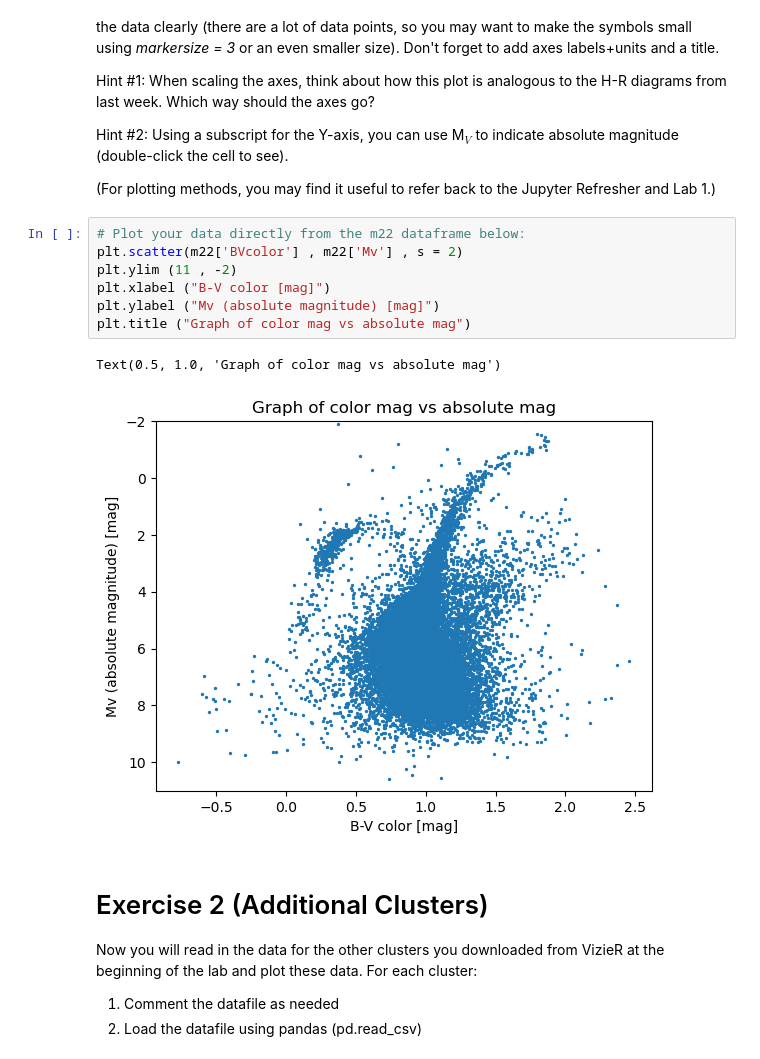
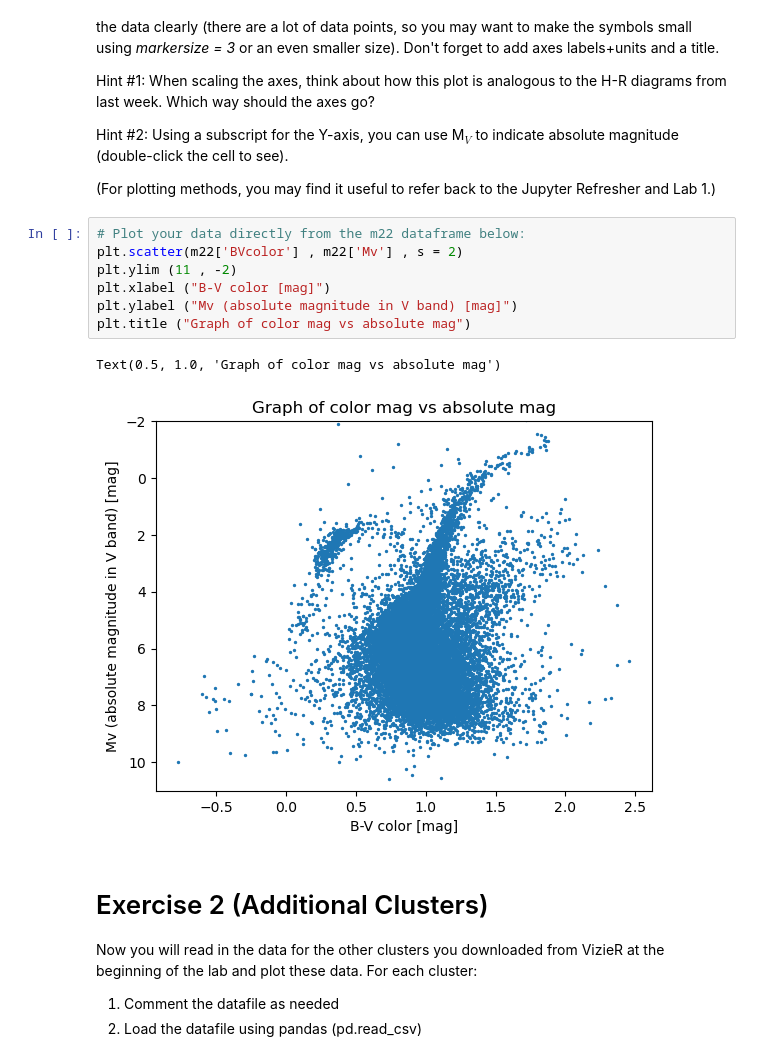
Before and after one commit to RY0no0t0/ASTR337, a Jupyter notebook: lab/lab2/Lab2.ipynb, the cells around one changed output. Cells and saved outputs as stored; diff of their text form.

```diff
--- a/lab/lab2/Lab2.ipynb
+++ b/lab/lab2/Lab2.ipynb
@@ -347,13 +347,13 @@ Hint #2: Using a subscript for the Y-axis, you can use M$_{V}$ to indicate absol
 # %%
 # Plot your data directly from the m22 dataframe below:
 plt.scatter(m22['BVcolor'] , m22['Mv'] , s = 2)
 plt.ylim (11 , -2)
 plt.xlabel ("B-V color [mag]")
-plt.ylabel ("Mv (absolute magnitude) [mag]")
+plt.ylabel ("Mv (absolute magnitude in V band) [mag]")
 plt.title ("Graph of color mag vs absolute mag")
 # %% [output]
 Text(0.5, 1.0, 'Graph of color mag vs absolute mag')
-[figure, old version]
+[figure, new version]
 # %% [markdown]
 # Exercise 2 (Additional Clusters)
 
```
Also changed, not shown: parts of 5 cells of this notebook.
